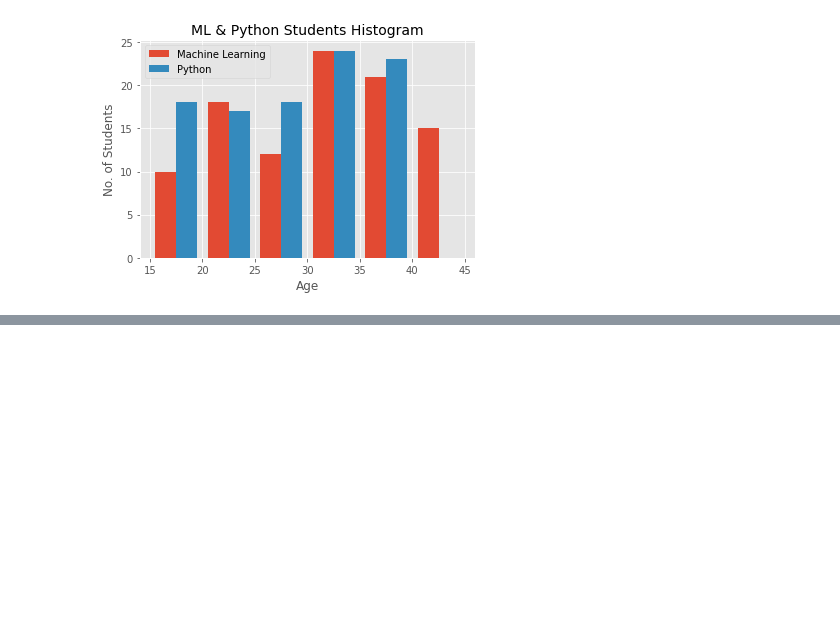
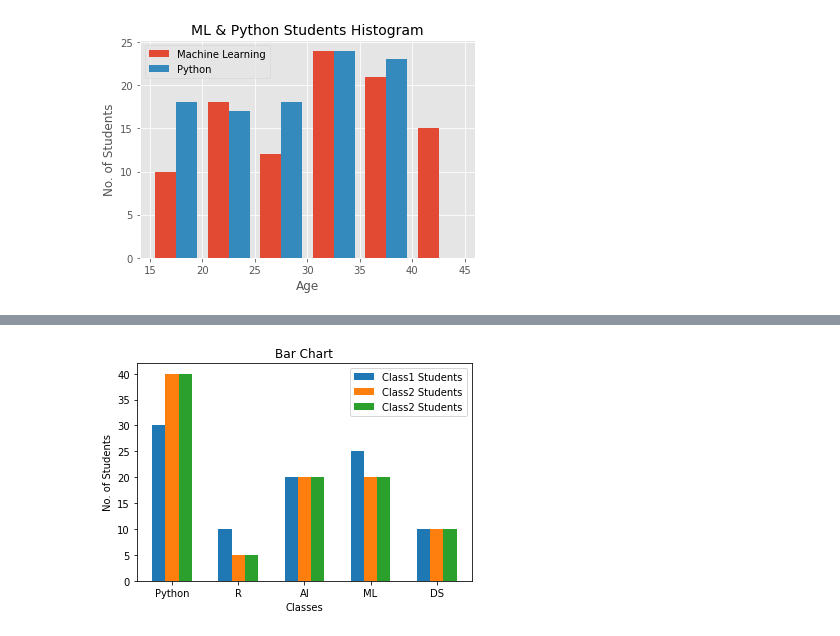
Before and after one commit to deltanode/ipython-notebooks, a Jupyter notebook: Matplotlib.ipynb, the cells around one changed output, grey strips where cells are left out. Saved outputs shown, nothing was run; the diff lists cells and outputs as text; code cells hidden in the pictures; blank space fills up the shorter version.

```diff
--- a/Matplotlib.ipynb
+++ b/Matplotlib.ipynb
@@ -169,0 +216,20 @@ plt.show()
+# %%
+## Ploting Bar Plot
+
+w=0.2
+classes_index = np.arange(len(classes))
+# display(classes_index)
+
+plt.bar(classes_index, class1_students, width=w, label="Class1 Students")
+plt.bar(classes_index+w, class2_students, width=w, label="Class2 Students")
+plt.bar(classes_index+w+w, class2_students, width=w, label="Class2 Students")
+
+plt.xticks(classes_index+w,classes)  ## Setting X-Labels
+
+plt.title("Bar Chart")
+plt.xlabel("Classes")
+plt.ylabel("No. of Students")
+plt.legend()
+plt.show()
+# %% [output]
+[figure, added]
```
Also changed, not shown: parts of 6 cells of this notebook.
